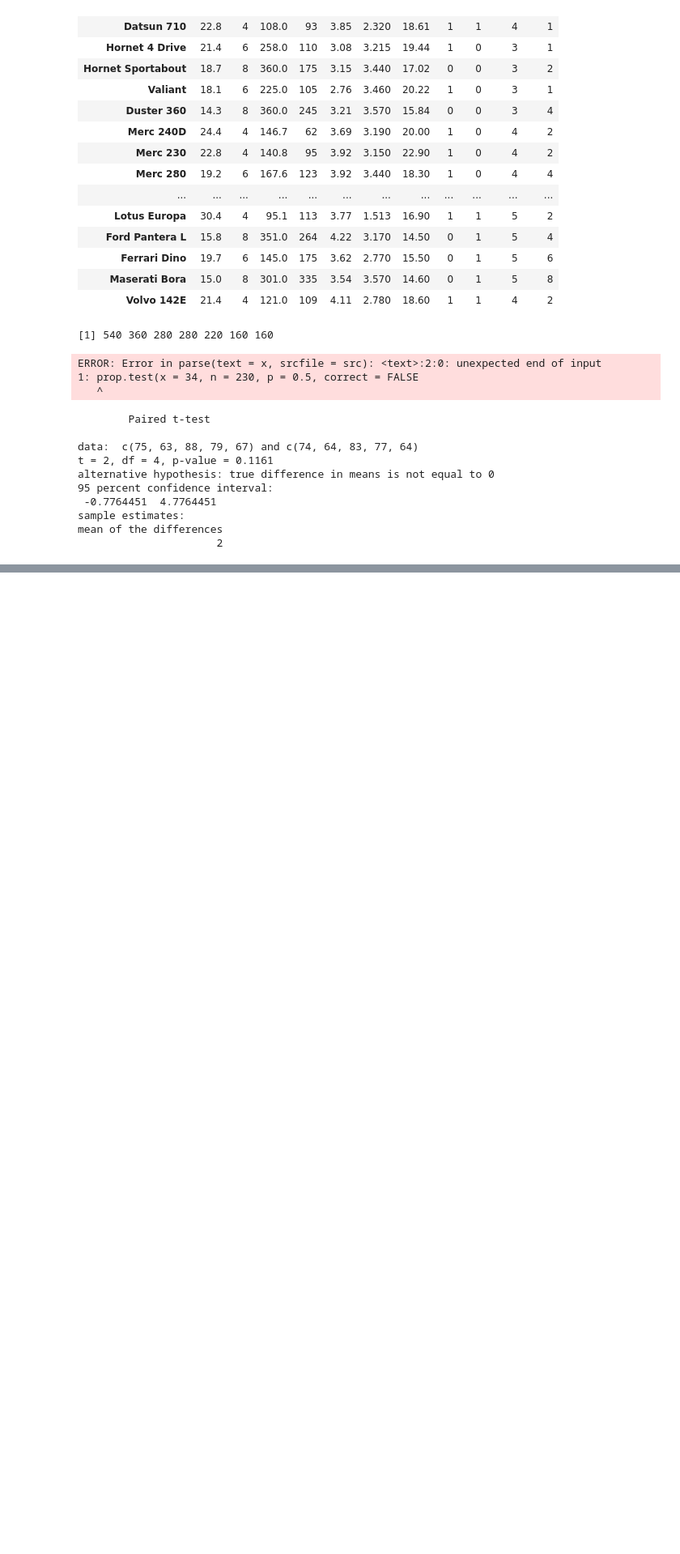
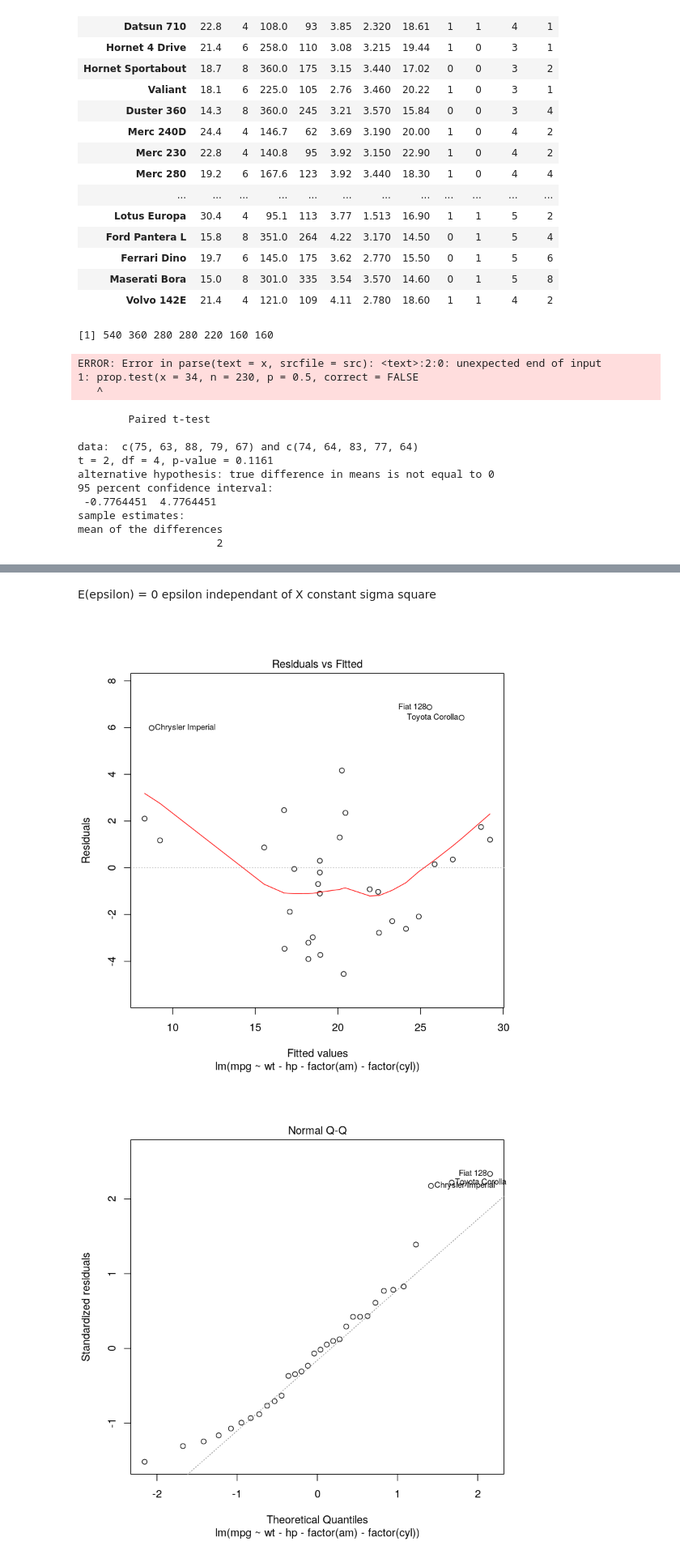
Before and after one commit to DavidWants2Learn/DataScienceBootCamp, a Jupyter notebook: R Prac..ipynb, the cells around one changed output, grey strips where cells are left out. Shown at 81% size. Saved outputs shown, nothing was run; the diff lists cells and outputs as text; code cells hidden in the pictures; blank space fills up the shorter version.

```diff
--- a/R Prac..ipynb
+++ b/R Prac..ipynb
@@ -124,0 +215,3 @@ mean of the differences
+# %%
+fit = lm(mpg ~ wt - hp - factor(am) - factor(cyl), data = mtcars)
+summary(fit)
@@ -124,0 +236,9 @@ mean of the differences
+# %% [markdown]
+E(epsilon) = 0
+epsilon independant of X
+constant sigma square
+# %%
+plot(fit)
+# %% [output]
+[figure, added]
+[figure, added]
```
Also changed, not shown: parts of 31 cells of this notebook, 17 other files.
